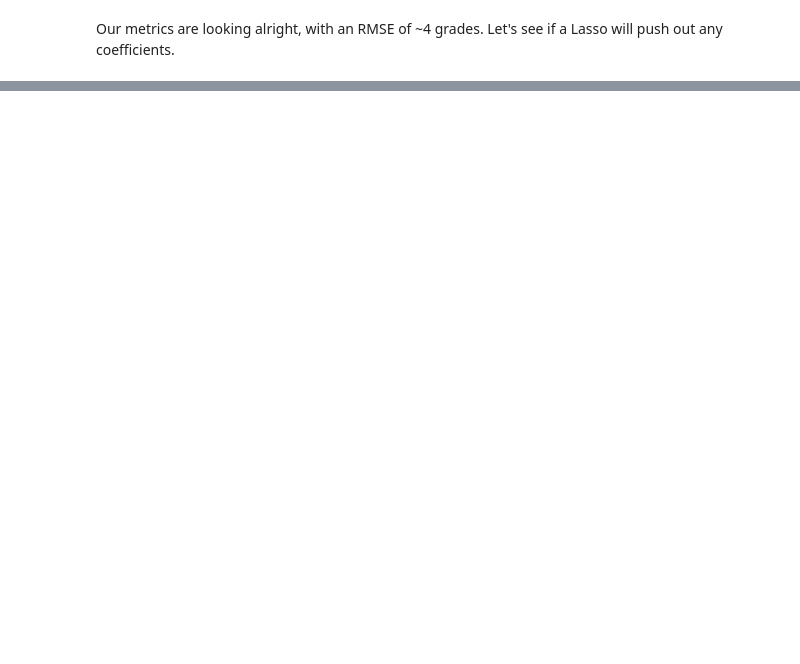
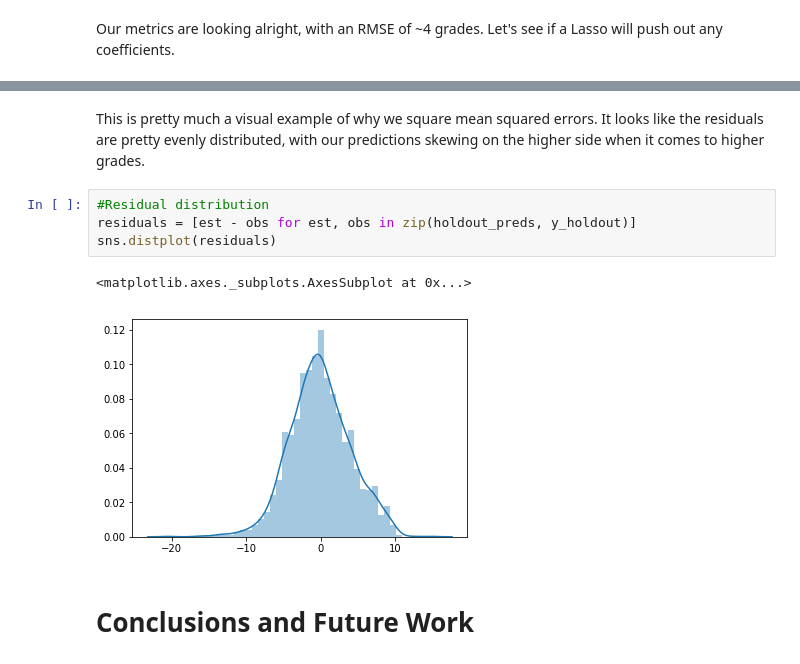
Before and after one commit to ssilber/Climbing-Rocks, a Jupyter notebook: Climbing-Rocks.ipynb, the cells around one changed output, grey strips where cells are left out. Drawn from its saved outputs; the diff is of its cells as text; blank space fills up the shorter version.

```diff
--- a/Climbing-Rocks.ipynb
+++ b/Climbing-Rocks.ipynb
@@ -528,0 +572,11 @@ These perform slighly worse than the earlier regresions, but there really isn't
+# %% [markdown]
+This is pretty much a visual example of why we square mean squared errors. It looks like the residuals are pretty evenly distributed, with our predictions skewing on the higher side when it comes to higher grades.
+# %%
+#Residual distribution
+residuals = [est - obs for est, obs in zip(holdout_preds, y_holdout)]
+sns.distplot(residuals)
+# %% [output]
+<matplotlib.axes._subplots.AxesSubplot at 0x...>
+[figure, added]
+# %% [markdown]
+# Conclusions and Future Work
```
Also changed, not shown: parts of 11 cells of this notebook.
